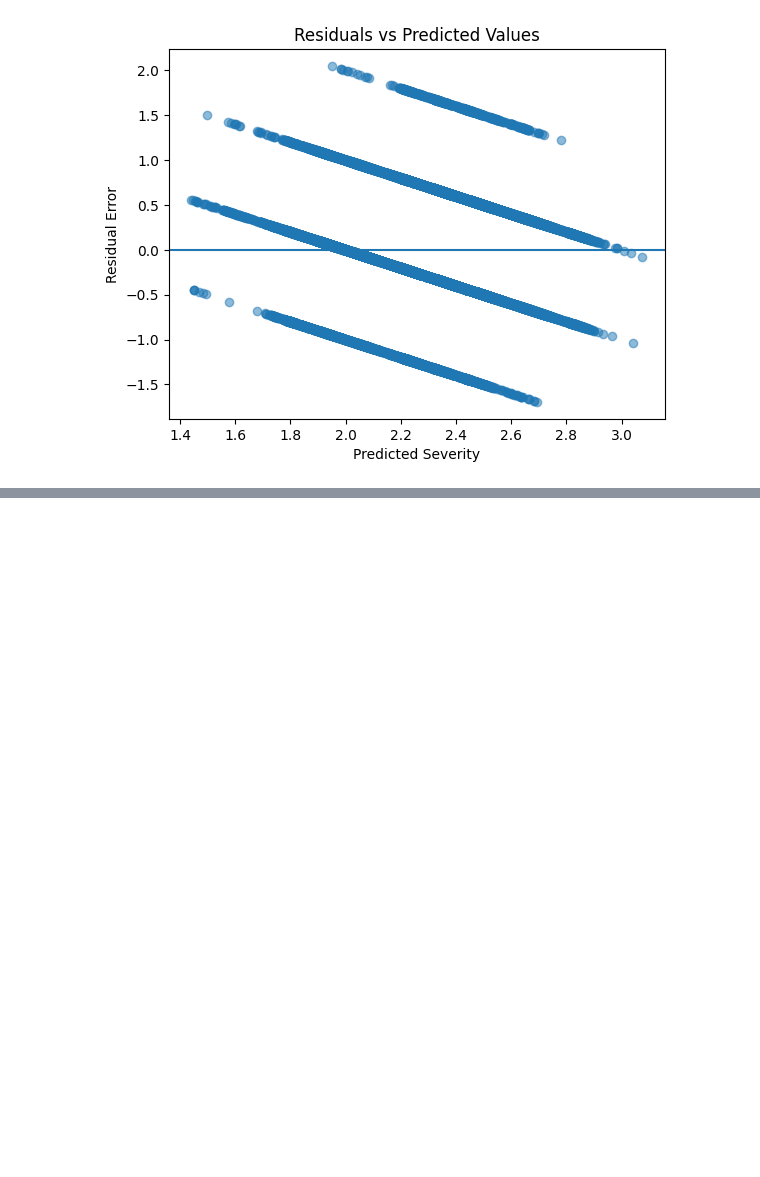
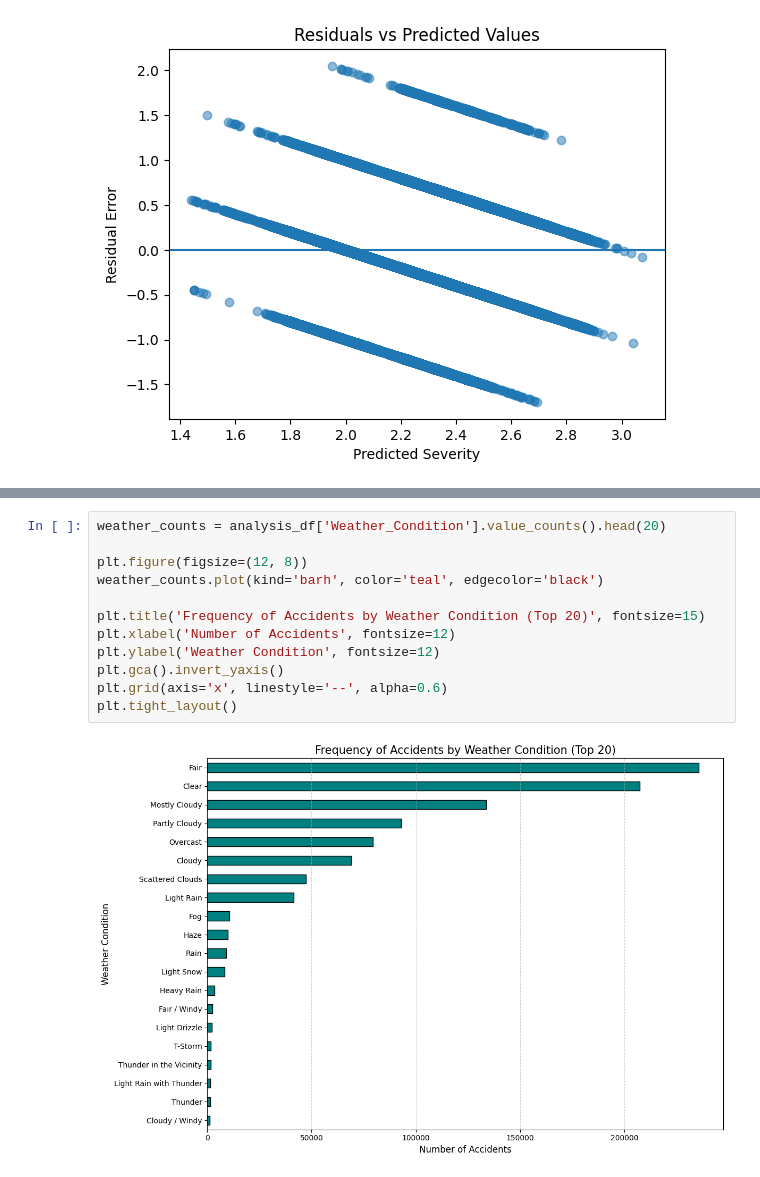
Before and after one commit to dchequer/CSE532-AccidentAnalysis, a Jupyter notebook: notebooks/traffic_analysis.ipynb, the cells around one changed output, grey strips where cells are left out. Saved outputs shown, nothing was run; the diff lists cells and outputs as text; blank space fills up the shorter version.

```diff
--- a/notebooks/traffic_analysis.ipynb
+++ b/notebooks/traffic_analysis.ipynb
@@ -576,0 +604,14 @@ plt.show()
+# %%
+weather_counts = analysis_df['Weather_Condition'].value_counts().head(20)
+
+plt.figure(figsize=(12, 8))
+weather_counts.plot(kind='barh', color='teal', edgecolor='black')
+
+plt.title('Frequency of Accidents by Weather Condition (Top 20)', fontsize=15)
+plt.xlabel('Number of Accidents', fontsize=12)
+plt.ylabel('Weather Condition', fontsize=12)
+plt.gca().invert_yaxis()
+plt.grid(axis='x', linestyle='--', alpha=0.6)
+plt.tight_layout()
+# %% [output]
+[figure, added]
```
Also changed, not shown: parts of 11 cells of this notebook.
